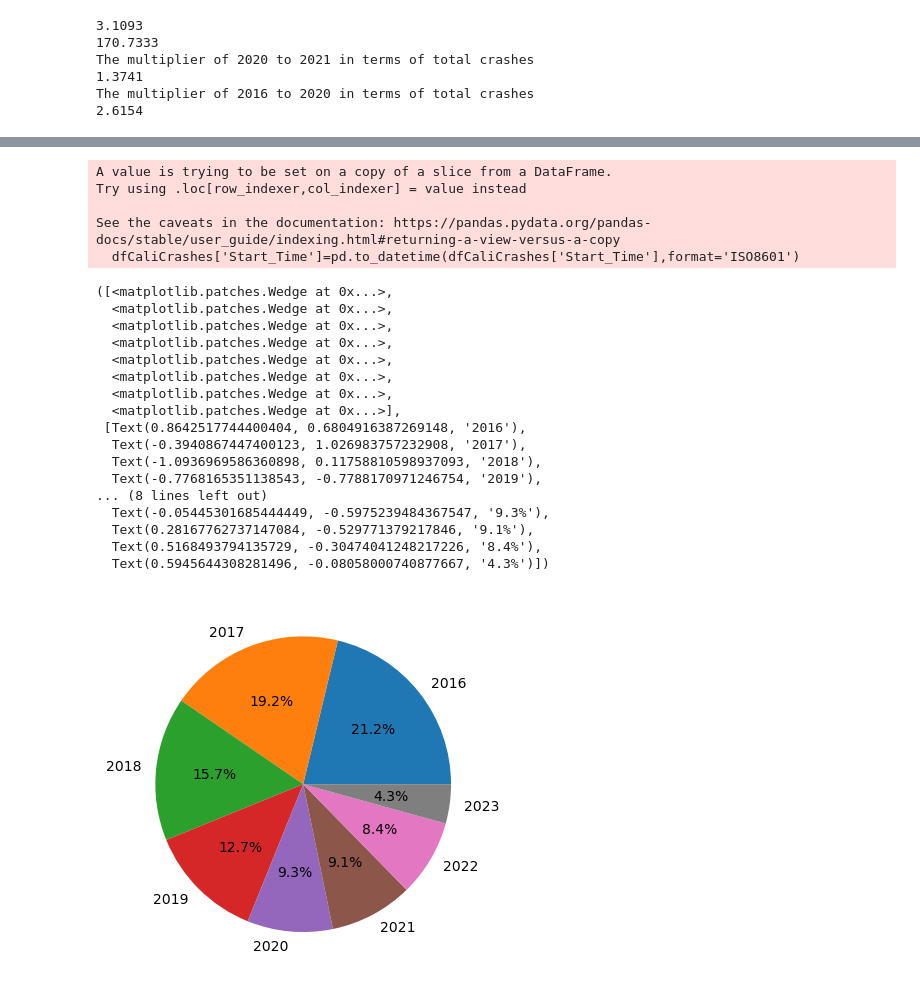
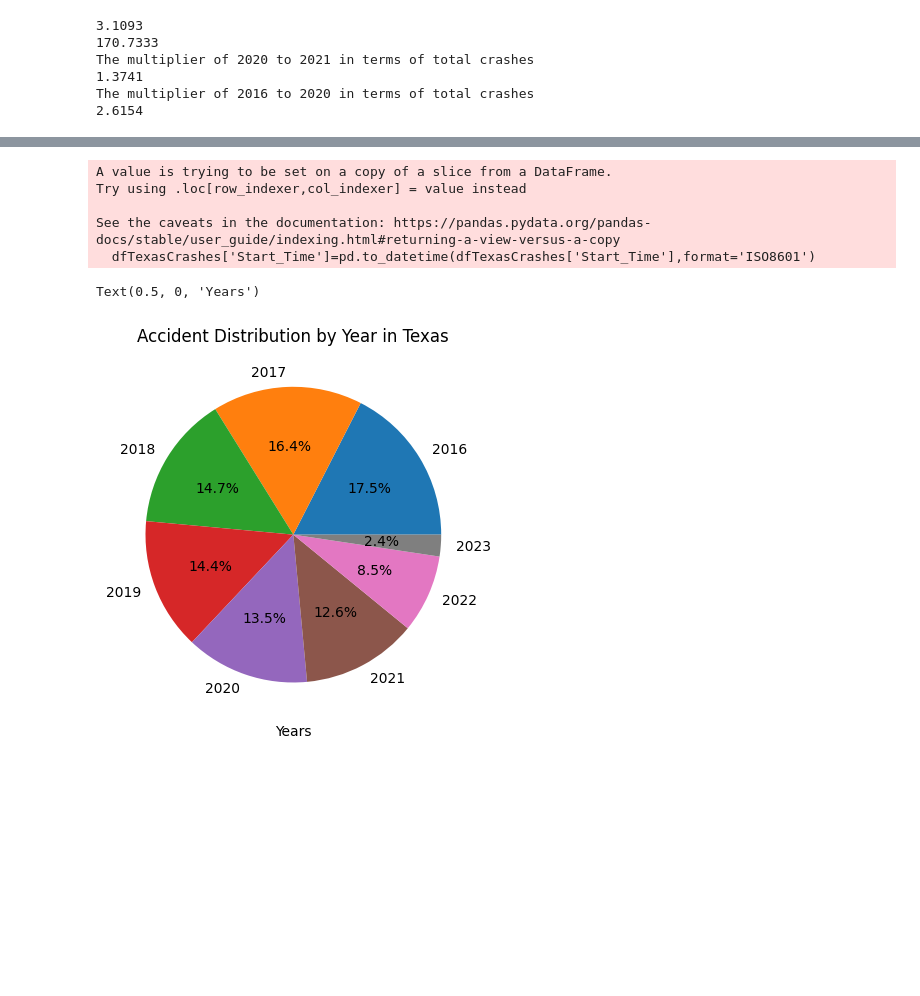
Before and after one commit to Kestrel86/US_AccidentModel, a Jupyter notebook: US_Accidents_EDA.ipynb, the cells around one changed output, grey strips where cells are left out. Cells and saved outputs as stored; diff of their text form; code cells hidden in the pictures; blank space fills up the shorter version.

```diff
--- a/US_Accidents_EDA.ipynb
+++ b/US_Accidents_EDA.ipynb
@@ -634,34 +681,19 @@ fig.show()
 # %%
-#Displaying the crashes occurred in California over the dataset's time period to see the impacts of COVID
-dfCaliCrashes = df[df['State'] == 'CA']
+#Displaying the crashes occurred in Texas over the dataset's time period to see the impacts of COVID
+dfTexasCrashes = df[df['State'] == 'TX']
 
-dfCaliCrashes['Start_Time']=pd.to_datetime(dfCaliCrashes['Start_Time'],format='ISO8601')
+dfTexasCrashes['Start_Time']=pd.to_datetime(dfTexasCrashes['Start_Time'],format='ISO8601')
 
 labels = [2016, 2017, 2018, 2019, 2020, 2021, 2022, 2023]
 
-
-plt.pie(dfCaliCrashes['Start_Time'].dt.year.value_counts(), labels =  labels, autopct = '%1.1f%%')
+plt.pie(dfTexasCrashes['Start_Time'].dt.year.value_counts(), labels =  labels, autopct = '%1.1f%%')
+plt.title("Accident Distribution by Year in Texas")
+plt.xlabel("Years")
 # %% [output]
 A value is trying to be set on a copy of a slice from a DataFrame.
 Try using .loc[row_indexer,col_indexer] = value instead
 
 See the caveats in the documentation: https://pandas.pydata.org/pandas-docs/stable/user_guide/indexing.html#returning-a-view-versus-a-copy
-  dfCaliCrashes['Start_Time']=pd.to_datetime(dfCaliCrashes['Start_Time'],format='ISO8601')
+  dfTexasCrashes['Start_Time']=pd.to_datetime(dfTexasCrashes['Start_Time'],format='ISO8601')
-([<matplotlib.patches.Wedge at 0x...>,
-  <matplotlib.patches.Wedge at 0x...>,
-  <matplotlib.patches.Wedge at 0x...>,
-  <matplotlib.patches.Wedge at 0x...>,
-  <matplotlib.patches.Wedge at 0x...>,
-  <matplotlib.patches.Wedge at 0x...>,
-  <matplotlib.patches.Wedge at 0x...>,
-  <matplotlib.patches.Wedge at 0x...>],
- [Text(0.8642517744400404, 0.6804916387269148, '2016'),
-  Text(-0.3940867447400123, 1.026983757232908, '2017'),
-  Text(-1.0936969586360898, 0.11758810598937093, '2018'),
-  Text(-0.7768165351138543, -0.7788170971246754, '2019'),
-... (8 lines left out)
-  Text(-0.05445301685444449, -0.5975239484367547, '9.3%'),
-  Text(0.28167762737147084, -0.529771379217846, '9.1%'),
-  Text(0.5168493794135729, -0.30474041248217226, '8.4%'),
-  Text(0.5945644308281496, -0.08058000740877667, '4.3%')])
+Text(0.5, 0, 'Years')
-[figure, old version]
+[figure, new version]
```
Also changed, not shown: parts of 44 cells of this notebook.
